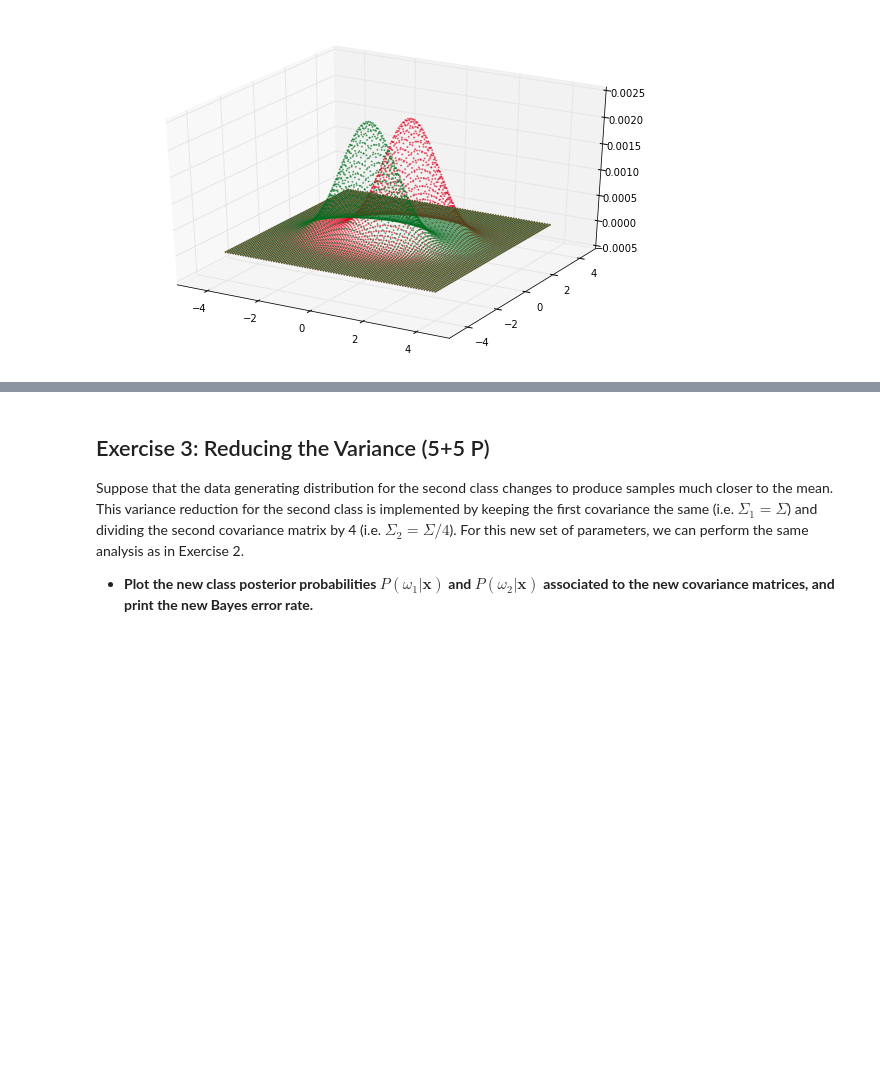
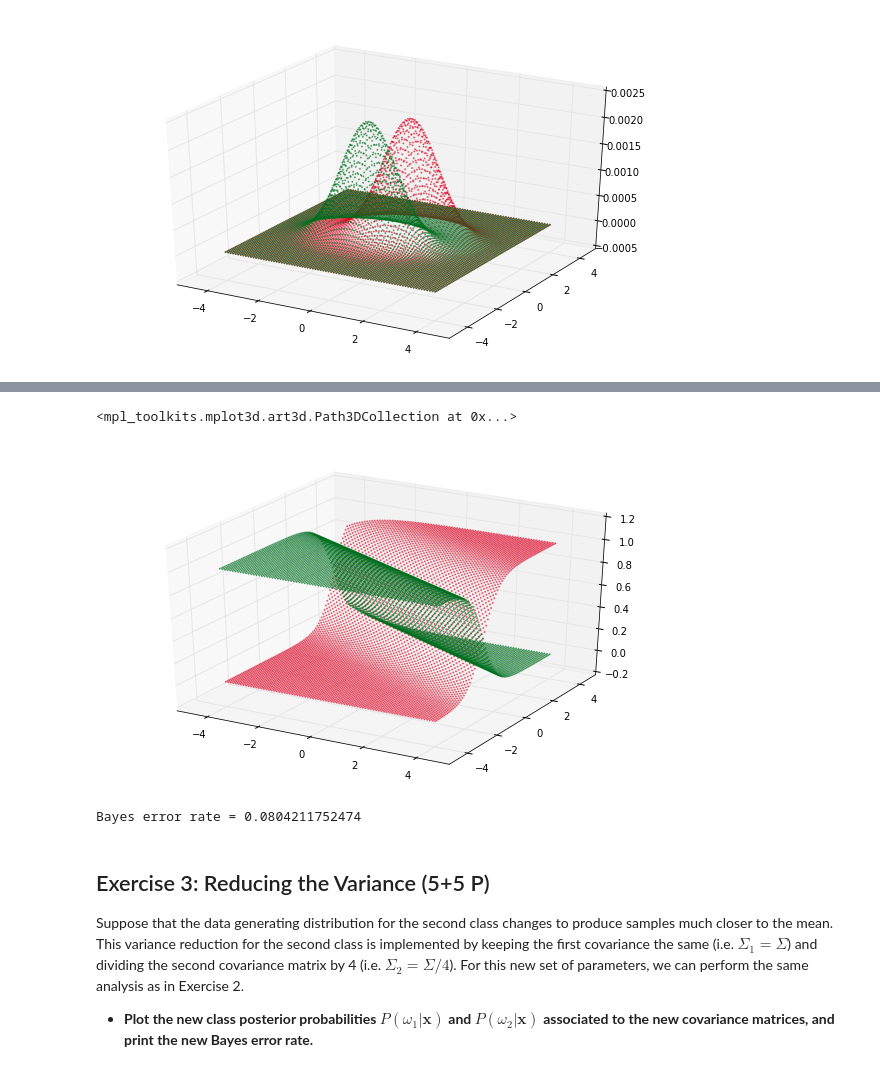
Before and after one commit to florianGithub/Machine-Learning-Sheet-1, a Jupyter notebook: sheet01.ipynb, the cells around one changed output, grey strips where cells are left out. Drawn from its saved outputs; the diff is of its cells as text; code cells hidden in the pictures; blank space fills up the shorter version.

```diff
--- a/sheet01.ipynb
+++ b/sheet01.ipynb
@@ -248,3 +250,76 @@ solutions.s2c()
+# %%
+%matplotlib inline
+
+from numpy import exp,matrix #,sqrt,pi
+from numpy.linalg import inv # det,
+import numpy as np
+from mpl_toolkits.mplot3d import Axes3D # without this import, I am sometimes getting an error on the `projection='3d'` attribute.
+import matplotlib.pyplot as plt
+
+
+R = np.arange(-4,4+1e-9,0.1)
+X,Y = np.meshgrid(R,R)
+
+
+
+def gauss_unnormed( x,y , mu , Sigma ):
+    v = matrix( [ [x] , [y] ] )
+    #v = matrix( str(x) + ';' + str(y) )
+    return exp( -0.5 * (v-mu).transpose() * inv(Sigma) * (v-mu) )
+
+def get_gauss_discrete_norm_factor( matrix_of_gauss_unnormed ):
+    return 1. / np.sum( matrix_of_gauss_unnormed )
+
+def gauss_normed( x,y ,mu,Sigma , norm_factor):
+    return norm_factor * gauss_unnormed( x,y , mu , Sigma )
+
+
+Sigma = matrix('1. 0 ; 0 0.5')
+mu1 = matrix(' -0.5 ; -0.5 ')
+mu2 = -mu1
+
+argPositionsNotToBeVectorized_unnormed = set([2,3])
+gauss_unnormed_vectorized = np.vectorize( gauss_unnormed , excluded=argPositionsNotToBeVectorized_unnormed )# without vectorization an error is thrown when creating the vector v in gauss function from components x and y.
+
+matrix_w1_of_gauss_unnormed = gauss_unnormed_vectorized( X,Y , mu1 , Sigma )
+matrix_w2_of_gauss_unnormed = gauss_unnormed_vectorized( X,Y , mu2 , Sigma )
+
+norm_factor_w1 = get_gauss_discrete_norm_factor( matrix_w1_of_gauss_unnormed )
+norm_factor_w2 = get_gauss_discrete_norm_factor( matrix_w2_of_gauss_unnormed )
+
+argPositionsNotToBeVectorized_normed = set([2,3,4])
+vectorized_gauss_normed = np.vectorize( gauss_normed , excluded=argPositionsNotToBeVectorized_normed )# without vectorization an error is thrown:'boolean of array is ambiguous'.
+P_w1_x = vectorized_gauss_normed( X , Y ,mu1,Sigma,norm_factor_w1 )
+P_w2_x = vectorized_gauss_normed( X , Y ,mu2,Sigma,norm_factor_w2 )
+
+P_w1 = 0.9
+P_w2 = 0.1
+
+P_x = P_w1_x*P_w1 + P_w2_x*P_w2
+
+P_x_w1 = 1./P_x * P_w1 * P_w1_x
+P_x_w2 = 1./P_x * P_w2 * P_w2_x
+
+fig = plt.figure(figsize=(10,6))
+ax  = plt.axes(projection='3d')
+ax.scatter(X,Y, P_x_w1 ,s=1,alpha=0.5,color='green')
+ax.scatter(X,Y, P_x_w2 ,s=1,alpha=0.5,color='red')
+# %% [output]
+<mpl_toolkits.mplot3d.art3d.Path3DCollection at 0x...>
+[figure, added]
+# %%
+P_total_w1_x = P_w1 * P_w1_x
+list_1d_w1 =  P_total_w1_x.flatten()
+
+P_total_w2_x = P_w2 * P_w2_x
+list_1d_w2 =  P_total_w2_x.flatten()
+
+list_mins = np.array( [ min( list_1d_w1[i] , list_1d_w2[i] ) for i in range( len(list_1d_w1) ) ] )
+
+bayes_error_rate = np.sum( list_mins )
+print "Bayes error rate = " + str(bayes_error_rate)
+# %% [output]
+Bayes error rate = 0.0804211752474
 # %% [markdown]
 ## Exercise 3: Reducing the Variance (5+5 P)
 
```
Also changed, not shown: parts of 6 cells of this notebook.
